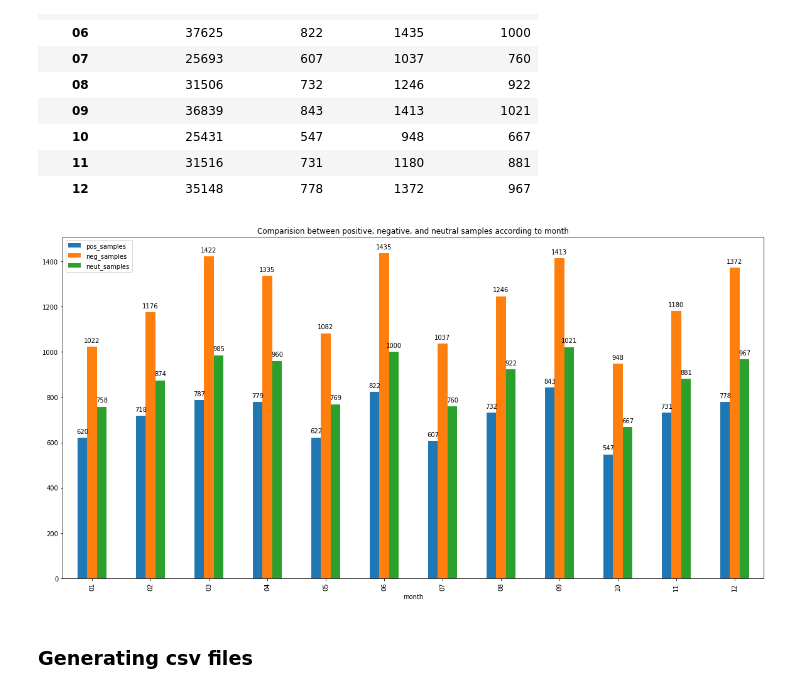
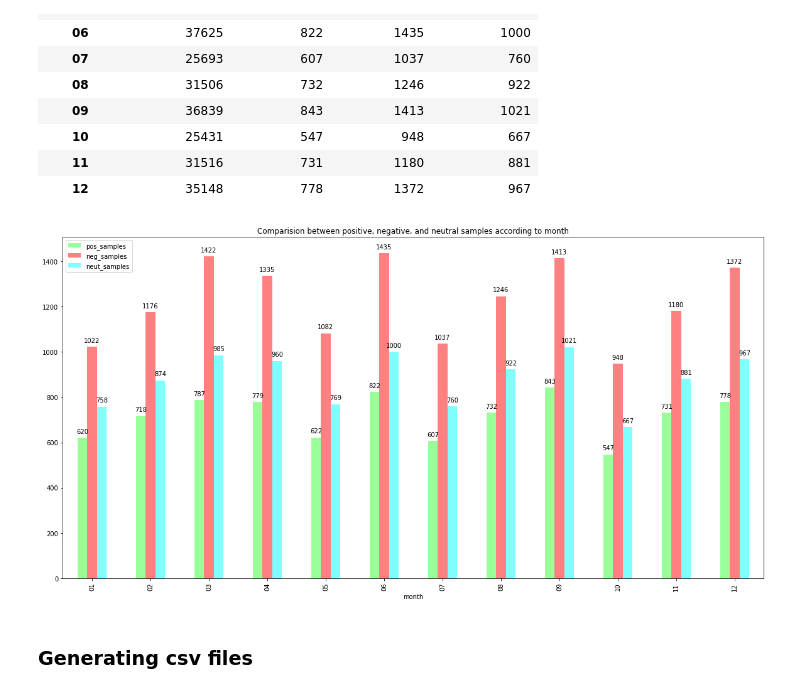
Before and after one commit to Renuk9390/Patent_Sentiment_Analysis, a Jupyter notebook: Jupyter notebook/EDA_for_annotaion.ipynb, the cells around one changed output. Drawn from its saved outputs; the diff is of its cells as text; code cells hidden in the pictures.

```diff
--- a/Jupyter notebook/EDA_for_annotaion.ipynb
+++ b/Jupyter notebook/EDA_for_annotaion.ipynb
@@ -438,11 +467,11 @@ total_pnn_samples_per_month
 | 12 | 35148 | 778 | 1372 | 967 |
 # %%
 # Comparison between total number of pos, neg, and nutral samples
-ax = total_pnn_samples_per_month.iloc[0:,1:].plot(kind='bar', figsize=(20,10), title = 'Comparision between positive, negative, and neutral samples according to month')
+ax = total_pnn_samples_per_month.iloc[0:,1:].plot(kind='bar', figsize=(20,10), title = 'Comparision between positive, negative, and neutral samples according to month', color=['#99ff99','#ff8080','#80ffff'])
 for p in ax.patches:
   ax.annotate(np.round(p.get_height(),decimals=2), (p.get_x()+p.get_width()/2., p.get_height()), ha='center', va='center', xytext=(0, 10), textcoords='offset points')
 # %% [output]
-[figure, old version]
+[figure, new version]
 # %% [markdown]
 ### Generating csv files
 # %%
```
Also changed, not shown: parts of 14 cells of this notebook.
